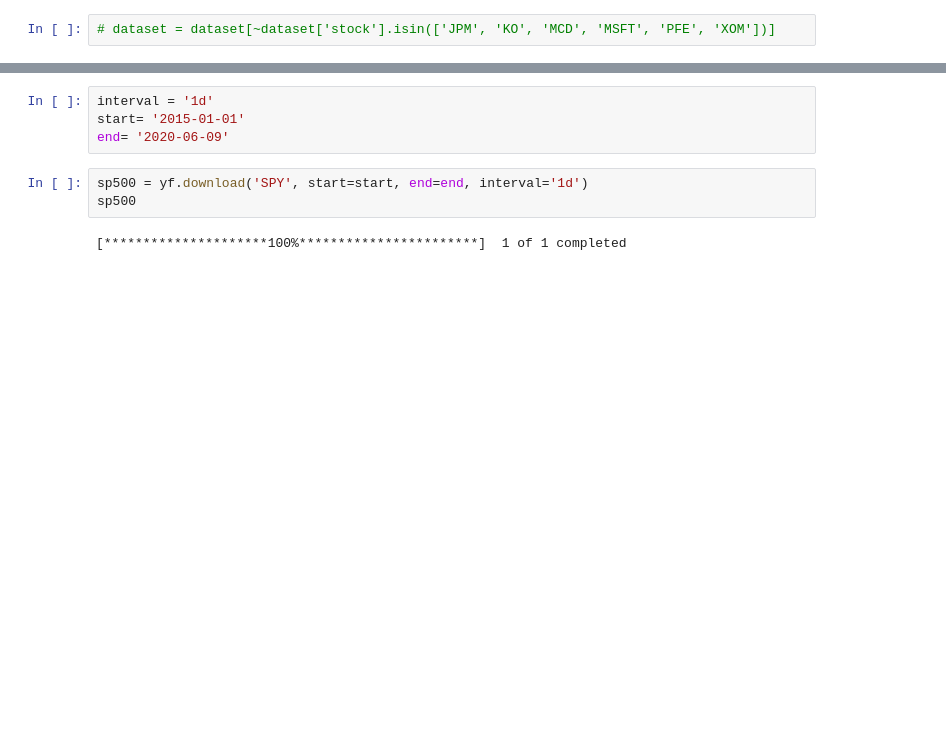
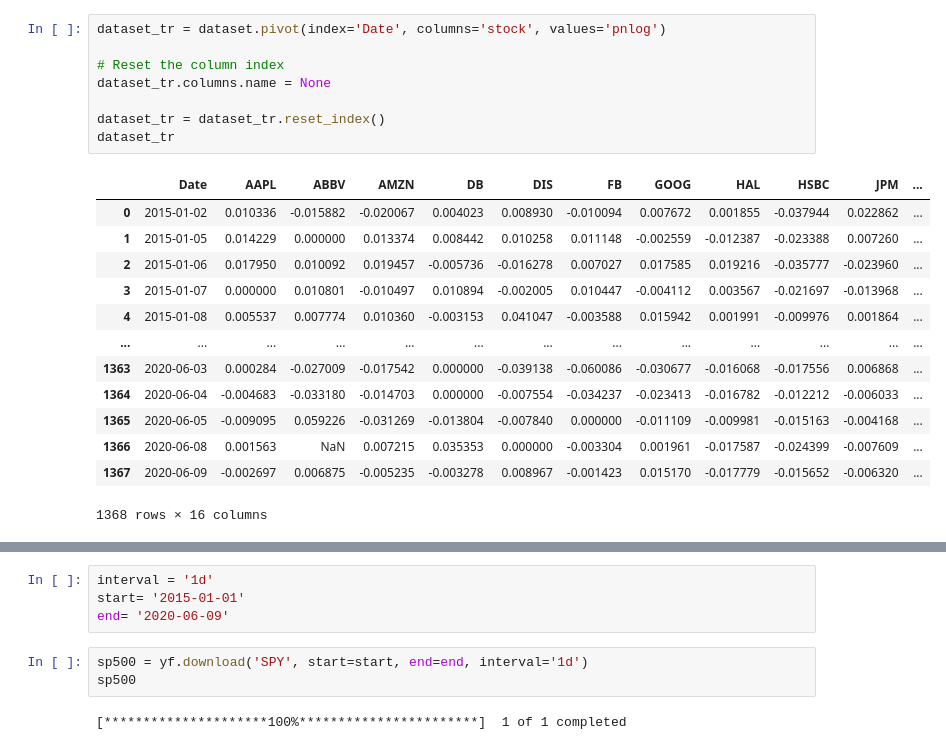
Before and after one commit to luisquinonesPR/mlfinancehw2, a Jupyter notebook: hw2.ipynb, the cells around one changed output, grey strips where cells are left out. Saved outputs shown, nothing was run; the diff lists cells and outputs as text; blank space fills up the shorter version.

```diff
--- a/hw2.ipynb
+++ b/hw2.ipynb
@@ -135,2 +119,22 @@ inverted_df
-# %%
-# dataset = dataset[~dataset['stock'].isin(['JPM', 'KO', 'MCD', 'MSFT', 'PFE', 'XOM'])]
+# %%
+dataset_tr = dataset.pivot(index='Date', columns='stock', values='pnlog')
+
+# Reset the column index
+dataset_tr.columns.name = None
+
+dataset_tr = dataset_tr.reset_index()
+dataset_tr
+# %% [output]
+|  | Date | AAPL | ABBV | AMZN | DB | DIS | FB | GOOG | HAL | HSBC | JPM | ... |
+| 0 | 2015-01-02 | 0.010336 | -0.015882 | -0.020067 | 0.004023 | 0.008930 | -0.010094 | 0.007672 | 0.001855 | -0.037944 | 0.022862 | ... |
+| 1 | 2015-01-05 | 0.014229 | 0.000000 | 0.013374 | 0.008442 | 0.010258 | 0.011148 | -0.002559 | -0.012387 | -0.023388 | 0.007260 | ... |
+| 2 | 2015-01-06 | 0.017950 | 0.010092 | 0.019457 | -0.005736 | -0.016278 | 0.007027 | 0.017585 | 0.019216 | -0.035777 | -0.023960 | ... |
+| 3 | 2015-01-07 | 0.000000 | 0.010801 | -0.010497 | 0.010894 | -0.002005 | 0.010447 | -0.004112 | 0.003567 | -0.021697 | -0.013968 | ... |
+| 4 | 2015-01-08 | 0.005537 | 0.007774 | 0.010360 | -0.003153 | 0.041047 | -0.003588 | 0.015942 | 0.001991 | -0.009976 | 0.001864 | ... |
+| ... | ... | ... | ... | ... | ... | ... | ... | ... | ... | ... | ... | ... |
+| 1363 | 2020-06-03 | 0.000284 | -0.027009 | -0.017542 | 0.000000 | -0.039138 | -0.060086 | -0.030677 | -0.016068 | -0.017556 | 0.006868 | ... |
+| 1364 | 2020-06-04 | -0.004683 | -0.033180 | -0.014703 | 0.000000 | -0.007554 | -0.034237 | -0.023413 | -0.016782 | -0.012212 | -0.006033 | ... |
+| 1365 | 2020-06-05 | -0.009095 | 0.059226 | -0.031269 | -0.013804 | -0.007840 | 0.000000 | -0.011109 | -0.009981 | -0.015163 | -0.004168 | ... |
+| 1366 | 2020-06-08 | 0.001563 | NaN | 0.007215 | 0.035353 | 0.000000 | -0.003304 | 0.001961 | -0.017587 | -0.024399 | -0.007609 | ... |
+| 1367 | 2020-06-09 | -0.002697 | 0.006875 | -0.005235 | -0.003278 | 0.008967 | -0.001423 | 0.015170 | -0.017779 | -0.015652 | -0.006320 | ... |
+1368 rows × 16 columns
```
Also changed, not shown: parts of 51 cells of this notebook, 19 other files.
